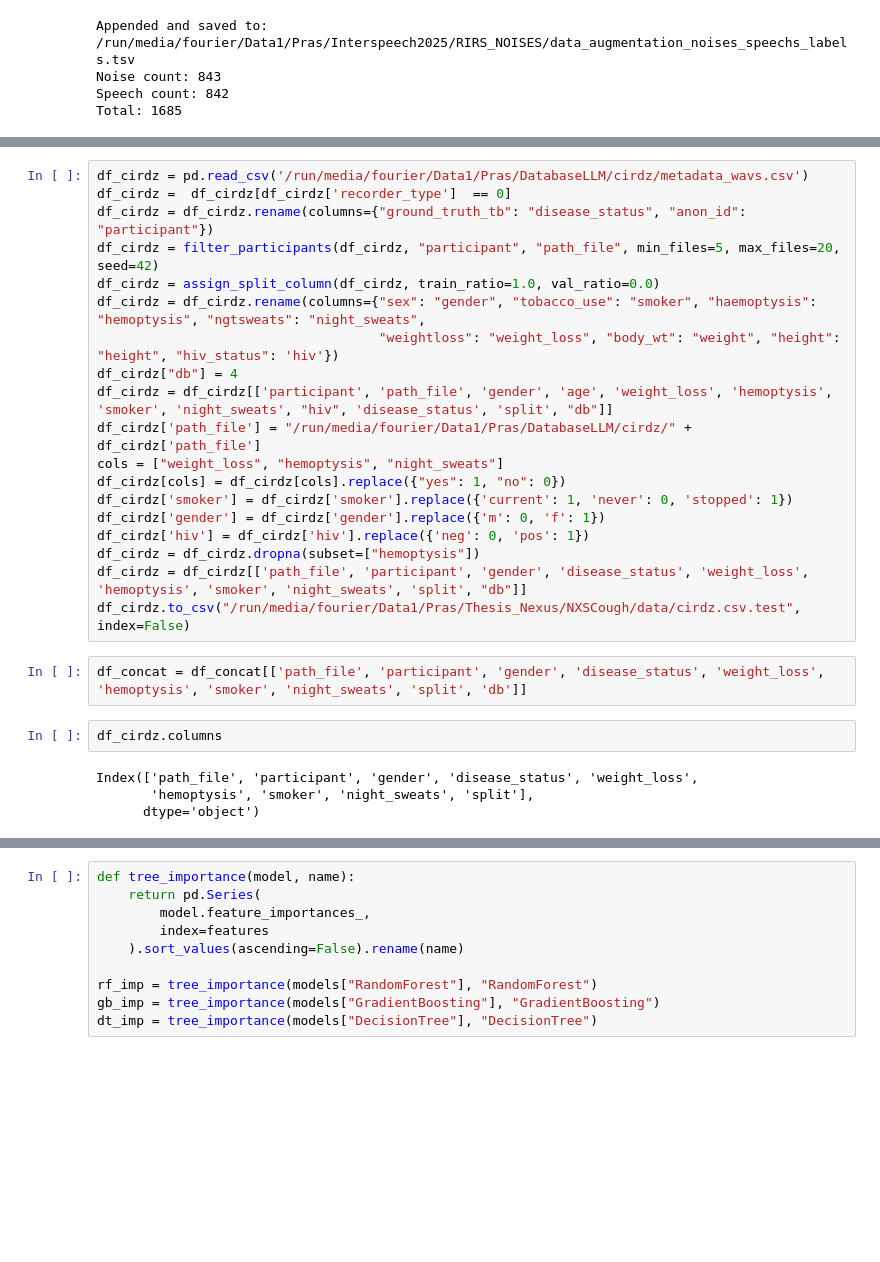
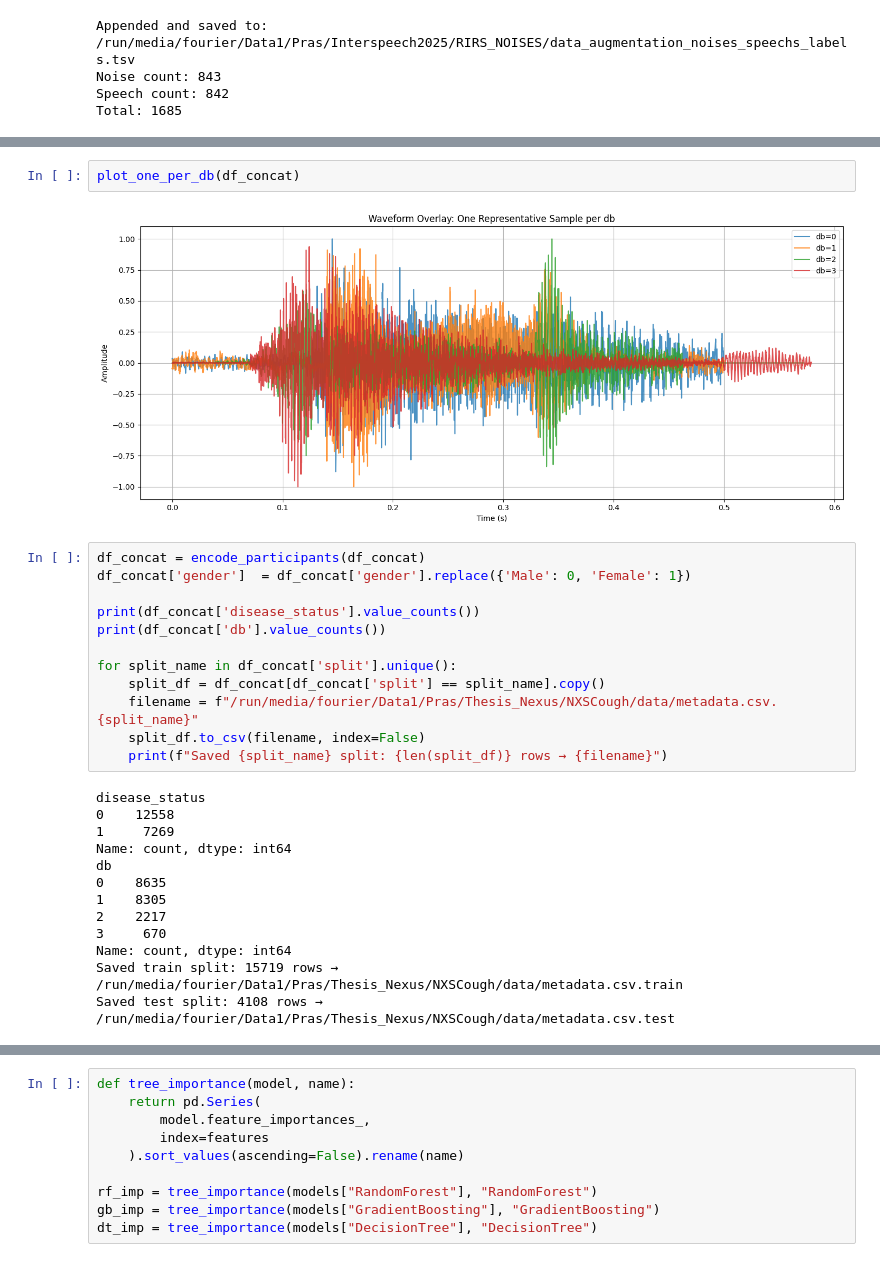
Before and after one commit to arkiven4/NXSCough, a Jupyter notebook: notebooks/build_db.ipynb, the cells around one changed output, grey strips where cells are left out. Cells and saved outputs as stored; diff of their text form; blank space fills up the shorter version.

```diff
--- a/notebooks/build_db.ipynb
+++ b/notebooks/build_db.ipynb
@@ -342,31 +380,33 @@ disease_status
 Name: count, dtype: int64
-# %%
-df_cirdz = pd.read_csv('/run/media/fourier/Data1/Pras/DatabaseLLM/cirdz/metadata_wavs.csv')
-df_cirdz =  df_cirdz[df_cirdz['recorder_type']  == 0]
-df_cirdz = df_cirdz.rename(columns={"ground_truth_tb": "disease_status", "anon_id": "participant"})
-df_cirdz = filter_participants(df_cirdz, "participant", "path_file", min_files=5, max_files=20, seed=42)
-df_cirdz = assign_split_column(df_cirdz, train_ratio=1.0, val_ratio=0.0)
-df_cirdz = df_cirdz.rename(columns={"sex": "gender", "tobacco_use": "smoker", "haemoptysis": "hemoptysis", "ngtsweats": "night_sweats",
-                                    "weightloss": "weight_loss", "body_wt": "weight", "height": "height", "hiv_status": 'hiv'})
-df_cirdz["db"] = 4
-df_cirdz = df_cirdz[['participant', 'path_file', 'gender', 'age', 'weight_loss', 'hemoptysis', 'smoker', 'night_sweats', "hiv", 'disease_status', 'split', "db"]]
-df_cirdz['path_file'] = "/run/media/fourier/Data1/Pras/DatabaseLLM/cirdz/" + df_cirdz['path_file']
-cols = ["weight_loss", "hemoptysis", "night_sweats"]
-df_cirdz[cols] = df_cirdz[cols].replace({"yes": 1, "no": 0})
-df_cirdz['smoker'] = df_cirdz['smoker'].replace({'current': 1, 'never': 0, 'stopped': 1})
-df_cirdz['gender'] = df_cirdz['gender'].replace({'m': 0, 'f': 1})
-df_cirdz['hiv'] = df_cirdz['hiv'].replace({'neg': 0, 'pos': 1})
-df_cirdz = df_cirdz.dropna(subset=["hemoptysis"])
-df_cirdz = df_cirdz[['path_file', 'participant', 'gender', 'disease_status', 'weight_loss', 'hemoptysis', 'smoker', 'night_sweats', 'split', "db"]]
-df_cirdz.to_csv("/run/media/fourier/Data1/Pras/Thesis_Nexus/NXSCough/data/cirdz.csv.test", index=False)
-# %%
-df_concat = df_concat[['path_file', 'participant', 'gender', 'disease_status', 'weight_loss', 'hemoptysis', 'smoker', 'night_sweats', 'split', 'db']]
-# %%
-df_cirdz.columns
-# %% [output]
-Index(['path_file', 'participant', 'gender', 'disease_status', 'weight_loss',
-       'hemoptysis', 'smoker', 'night_sweats', 'split'],
-      dtype='object')
+# %%
+plot_one_per_db(df_concat)
+# %% [output]
+[figure, added]
+# %%
+df_concat = encode_participants(df_concat)
+df_concat['gender']  = df_concat['gender'].replace({'Male': 0, 'Female': 1})
+
+print(df_concat['disease_status'].value_counts())
+print(df_concat['db'].value_counts())
+
+for split_name in df_concat['split'].unique():
+    split_df = df_concat[df_concat['split'] == split_name].copy()
+    filename = f"/run/media/fourier/Data1/Pras/Thesis_Nexus/NXSCough/data/metadata.csv.{split_name}"
+    split_df.to_csv(filename, index=False)
+    print(f"Saved {split_name} split: {len(split_df)} rows → {filename}")
+# %% [output]
+disease_status
+0    12558
+1     7269
+Name: count, dtype: int64
+db
+0    8635
+1    8305
+2    2217
+3     670
+Name: count, dtype: int64
+Saved train split: 15719 rows → /run/media/fourier/Data1/Pras/Thesis_Nexus/NXSCough/data/metadata.csv.train
+Saved test split: 4108 rows → /run/media/fourier/Data1/Pras/Thesis_Nexus/NXSCough/data/metadata.csv.test
 # %%
 import pandas as pd
 import numpy as np
```
Also changed, not shown: parts of 9 cells of this notebook, 22 other files.
